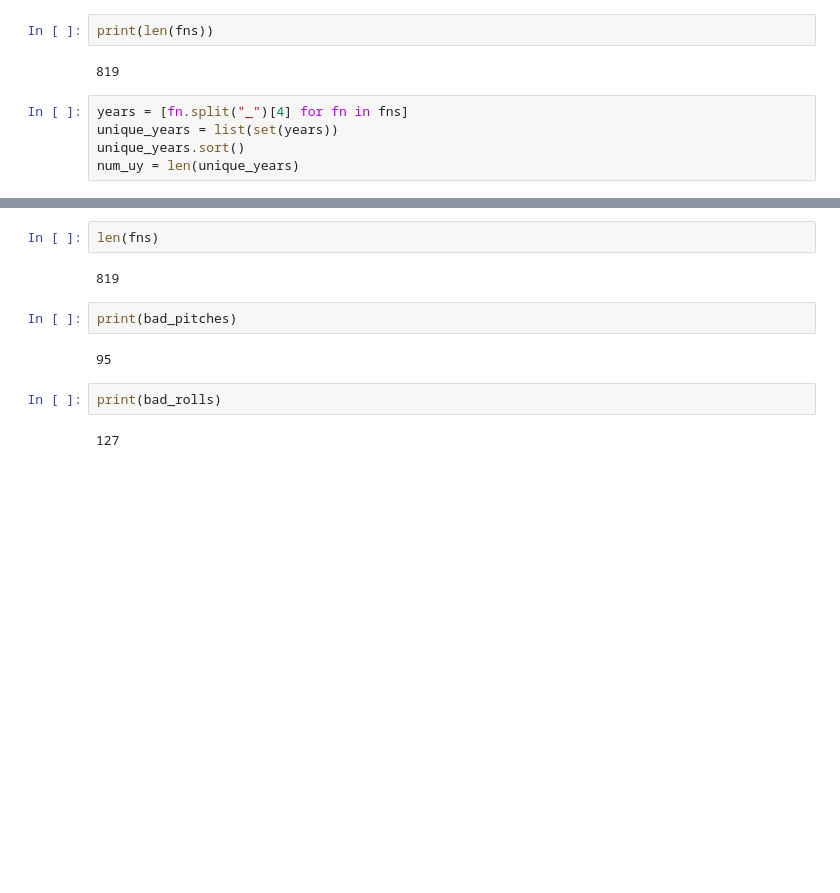
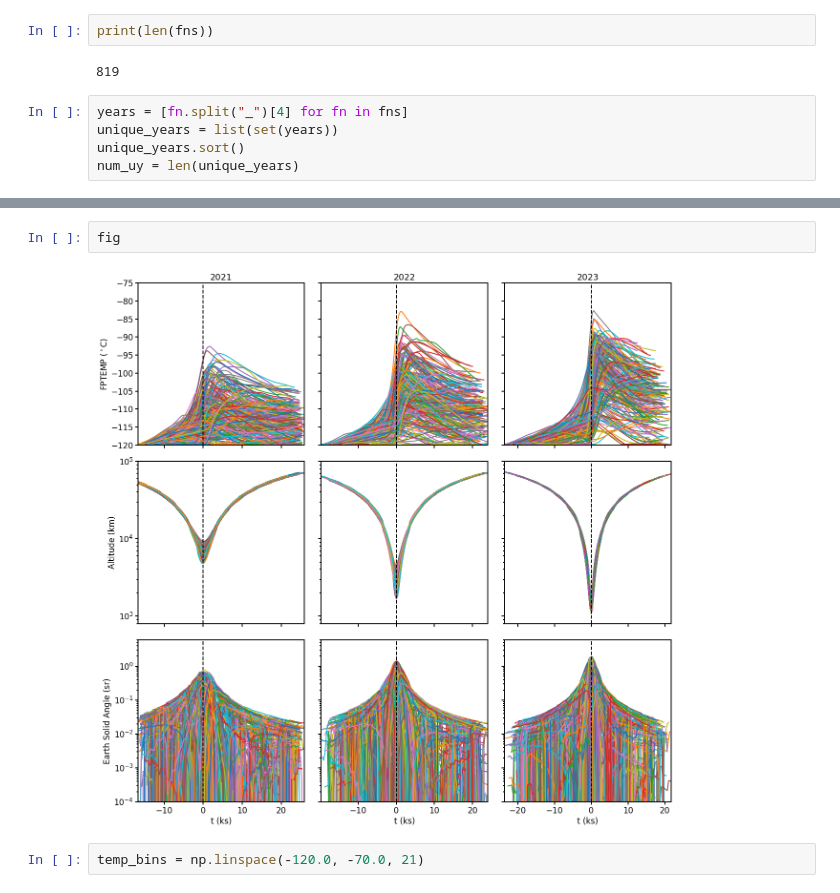
Before and after one commit to jzuhone/fptemp_study, a Jupyter notebook: 2020_plots.ipynb, the cells around one changed output, grey strips where cells are left out. Cells and saved outputs as stored; diff of their text form; blank space fills up the shorter version.

```diff
--- a/2020_plots.ipynb
+++ b/2020_plots.ipynb
@@ -116,12 +121,6 @@ fig.savefig(f"2020to2024_perigees_{tini}_2020.pdf")
-# %%
-len(fns)
-# %% [output]
-819
-# %%
-print(bad_pitches)
-# %% [output]
-95
-# %%
-print(bad_rolls)
-# %% [output]
-127
+# %%
+fig
+# %% [output]
+[figure, added]
+# %%
+temp_bins = np.linspace(-120.0, -70.0, 21)
```
Also changed, not shown: parts of 6 cells of this notebook, 4 other files.
